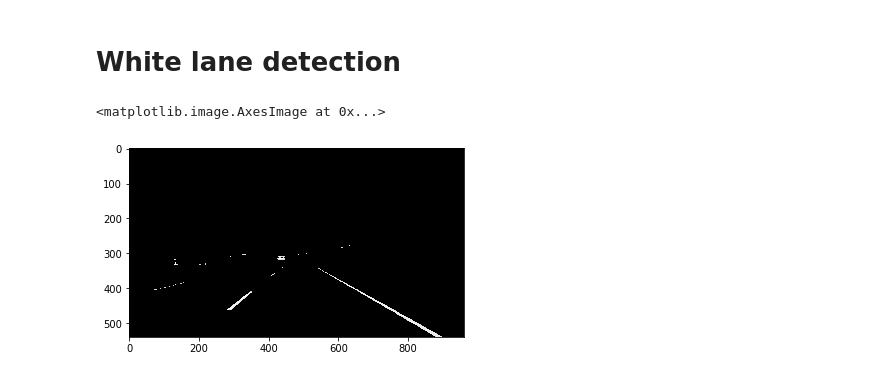
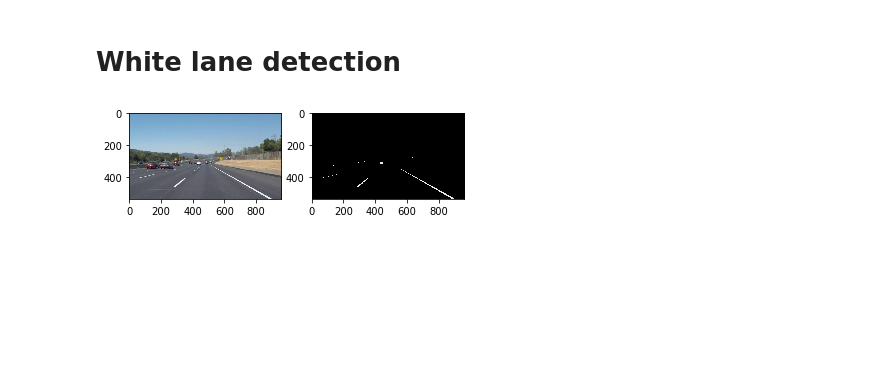
Before and after one commit to sorinmuchi/CarND-LaneLines-P1, a Jupyter notebook: Exercises.ipynb, the cells around one changed output. Drawn from its saved outputs; the diff is of its cells as text; code cells hidden in the pictures; blank space fills up the shorter version.

Commit message:
Cleanup image processing and results presentation

```diff
--- a/Exercises.ipynb
+++ b/Exercises.ipynb
@@ -59,15 +59,15 @@ rgb_threshold = [red_threshold, green_threshold, blue_threshold]
 # %%
 thresholds = (image[:,:,0] < rgb_threshold[0]) \
             | (image[:,:,1] < rgb_threshold[1]) \
             | (image[:,:,2] < rgb_threshold[2])
 
 color_select = np.copy(image)
 color_select[thresholds] = [0,0,0]
 
 # Display the image
 f, axarr = plt.subplots(1,2)
-axarr[0,0] =
-plt.imshow(color_select)
+axarr[0].imshow(image)
+axarr[1].imshow(color_select)
+plt.show()
 # %% [output]
-<matplotlib.image.AxesImage at 0x...>
-[figure, old version]
+[figure, new version]
```
Also changed, not shown: parts of 1 cell of this notebook.
